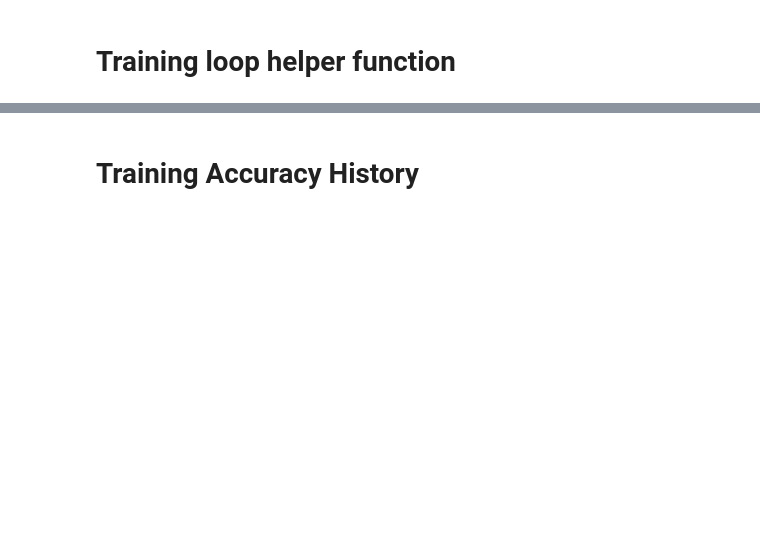
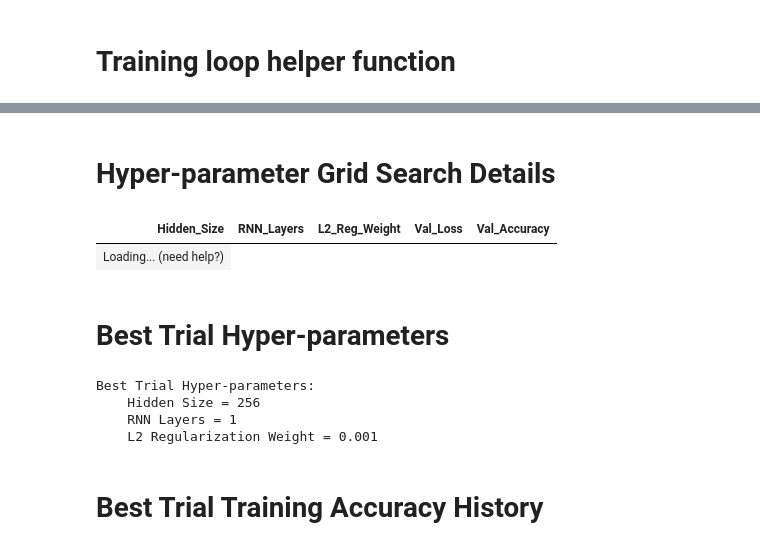
Before and after one commit to VikkyMasih/Code_Submissions, a Jupyter notebook: DA526-IPML-2023/Group_Project.ipynb, the cells around one changed output, grey strips where cells are left out. Saved outputs shown, nothing was run; the diff lists cells and outputs as text; code cells hidden in the pictures; blank space fills up the shorter version.

```diff
--- a/DA526-IPML-2023/Group_Project.ipynb
+++ b/DA526-IPML-2023/Group_Project.ipynb
@@ -483,4 +542,32 @@ Best model accuracy:  74.35%
+# %% [markdown]
+# Hyper-parameter Grid Search Details
+# %%
+d=[]
+for hp,th in trainHistoryAll:
+    locBest=th[:,4].argmax()
+    maxValAccuracy=float(th[locBest,4])
+    valLoss=float(th[locBest,3])
+    d.append([hp[0],hp[1],hp[2],valLoss,maxValAccuracy])
+
+columns=['Hidden_Size','RNN_Layers','L2_Reg_Weight','Val_Loss','Val_Accuracy']
+df = pd.DataFrame(d, columns=columns)
+df
+# %% [output]
+| Hidden_Size | RNN_Layers | L2_Reg_Weight | Val_Loss | Val_Accuracy |
+| Loading... (need help?) |
+# %% [markdown]
+# Best Trial Hyper-parameters
+# %%
+print("Best Trial Hyper-parameters:")
+print(f'    Hidden Size = {bestModelHyperParameters[0]}')
+print(f'    RNN Layers = {bestModelHyperParameters[1]}')
+print(f'    L2 Regularization Weight = {bestModelHyperParameters[2]}')
+# %% [output]
+Best Trial Hyper-parameters:
+    Hidden Size = 256
+    RNN Layers = 1
+    L2 Regularization Weight = 0.001
 # %% [markdown]
-# Training Accuracy History
+# Best Trial Training Accuracy History
 # %%
 figure = plt.figure(figsize=(5, 5),dpi=150)
```
Also changed, not shown: parts of 20 cells of this notebook.
